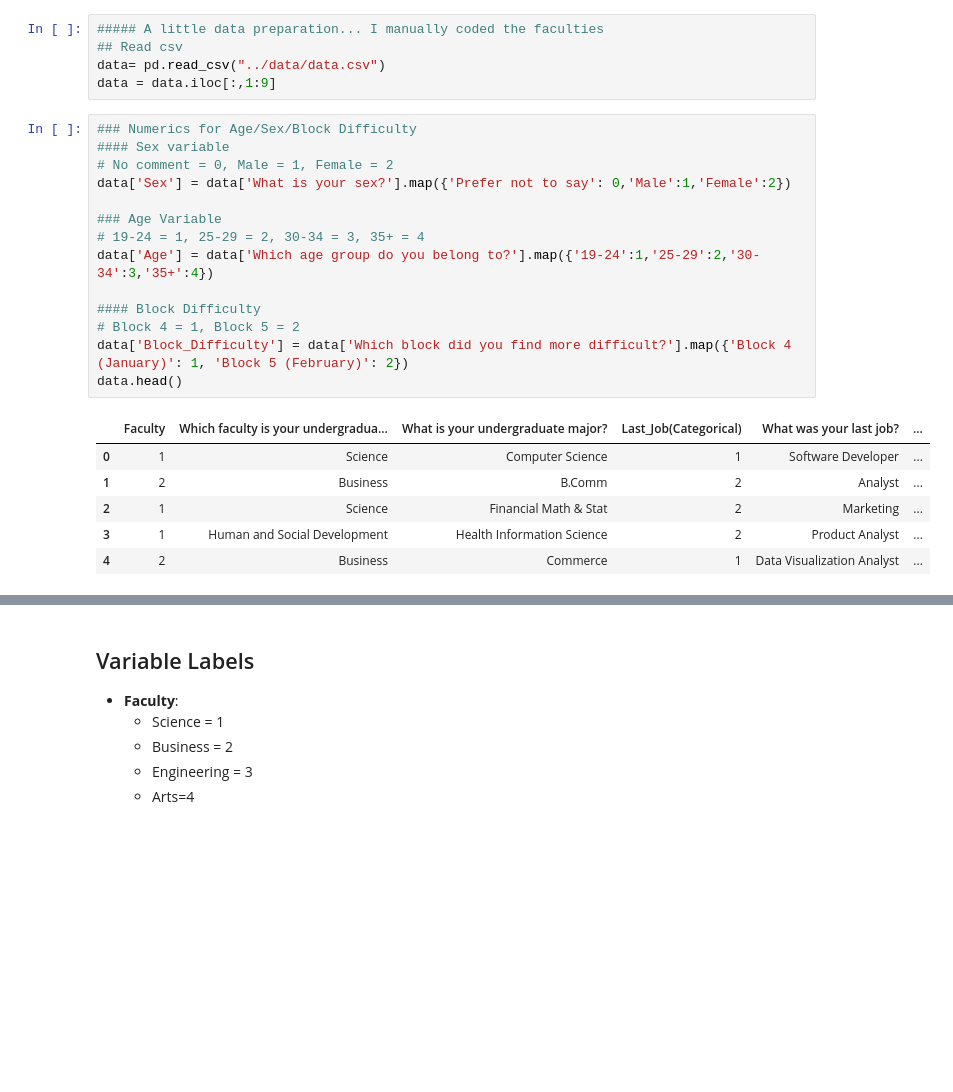
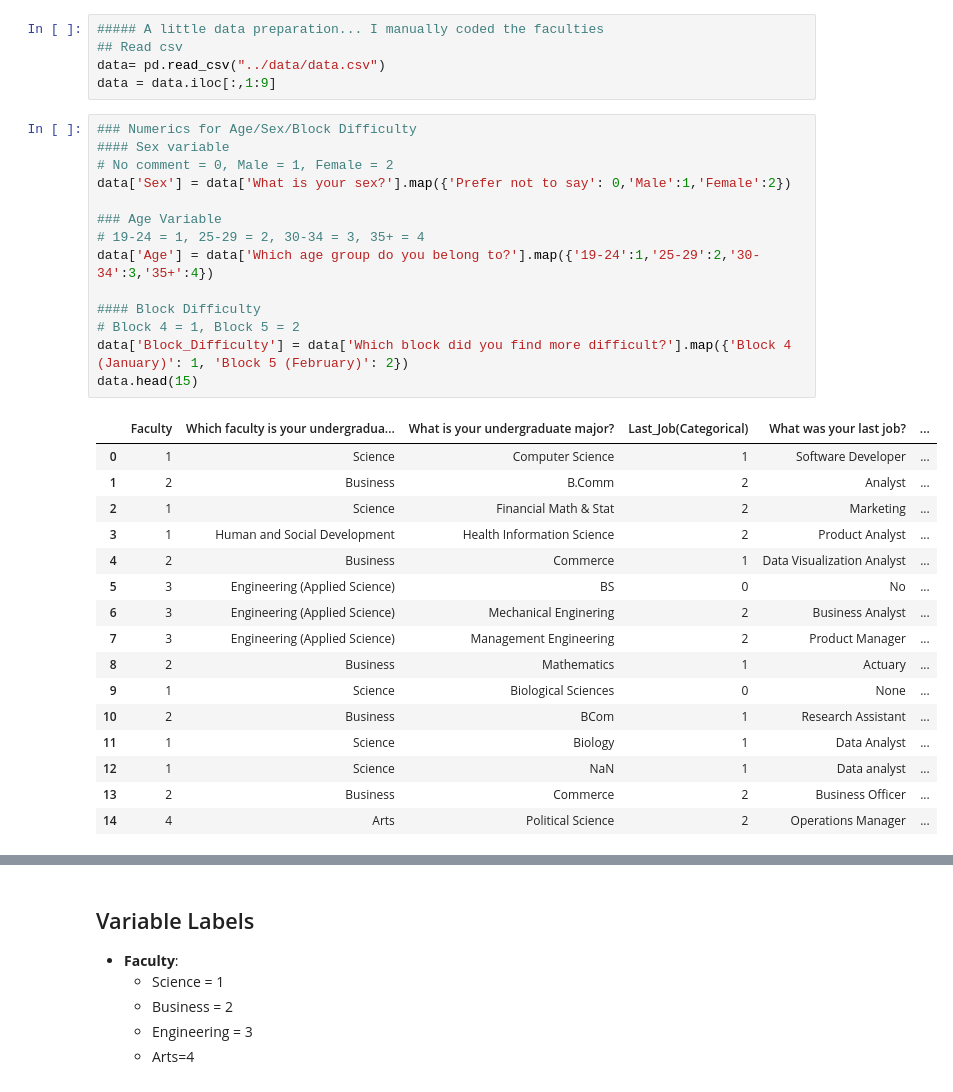
Before and after one commit to UBC-MDS/MDS_Block_Difficulty_Perception, a Jupyter notebook: docs/Milestone2-EDA_.ipynb, the cells around one changed output, grey strips where cells are left out. Drawn from its saved outputs; the diff is of its cells as text; blank space fills up the shorter version.

```diff
--- a/docs/Milestone2-EDA_.ipynb
+++ b/docs/Milestone2-EDA_.ipynb
@@ -22,24 +22,34 @@ data = data.iloc[:,1:9]
 # %%
 ### Numerics for Age/Sex/Block Difficulty
 #### Sex variable
 # No comment = 0, Male = 1, Female = 2
 data['Sex'] = data['What is your sex?'].map({'Prefer not to say': 0,'Male':1,'Female':2})
 
 ### Age Variable
 # 19-24 = 1, 25-29 = 2, 30-34 = 3, 35+ = 4
 data['Age'] = data['Which age group do you belong to?'].map({'19-24':1,'25-29':2,'30-34':3,'35+':4})
 
 #### Block Difficulty
 # Block 4 = 1, Block 5 = 2
 data['Block_Difficulty'] = data['Which block did you find more difficult?'].map({'Block 4 (January)': 1, 'Block 5 (February)': 2})
-data.head()
+data.head(15)
 # %% [output]
 |  | Faculty | Which faculty is your undergradua... | What is your undergraduate major? | Last_Job(Categorical) | What was your last job? | ... |
 | 0 | 1 | Science | Computer Science | 1 | Software Developer | ... |
 | 1 | 2 | Business | B.Comm | 2 | Analyst | ... |
 | 2 | 1 | Science | Financial Math & Stat | 2 | Marketing | ... |
 | 3 | 1 | Human and Social Development | Health Information Science | 2 | Product Analyst | ... |
 | 4 | 2 | Business | Commerce | 1 | Data Visualization Analyst | ... |
+| 5 | 3 | Engineering (Applied Science) | BS | 0 | No | ... |
+| 6 | 3 | Engineering (Applied Science) | Mechanical Enginering | 2 | Business Analyst | ... |
+| 7 | 3 | Engineering (Applied Science) | Management Engineering | 2 | Product Manager | ... |
+| 8 | 2 | Business | Mathematics | 1 | Actuary | ... |
+| 9 | 1 | Science | Biological Sciences | 0 | None | ... |
+| 10 | 2 | Business | BCom | 1 | Research Assistant | ... |
+| 11 | 1 | Science | Biology | 1 | Data Analyst | ... |
+| 12 | 1 | Science | NaN | 1 | Data analyst | ... |
+| 13 | 2 | Business | Commerce | 2 | Business Officer | ... |
+| 14 | 4 | Arts | Political Science | 2 | Operations Manager | ... |
 # %%
 ### Groupby Faculty Summary
 data_groupby = data.groupby(['Faculty'])
```
Also changed, not shown: parts of 9 cells of this notebook.
